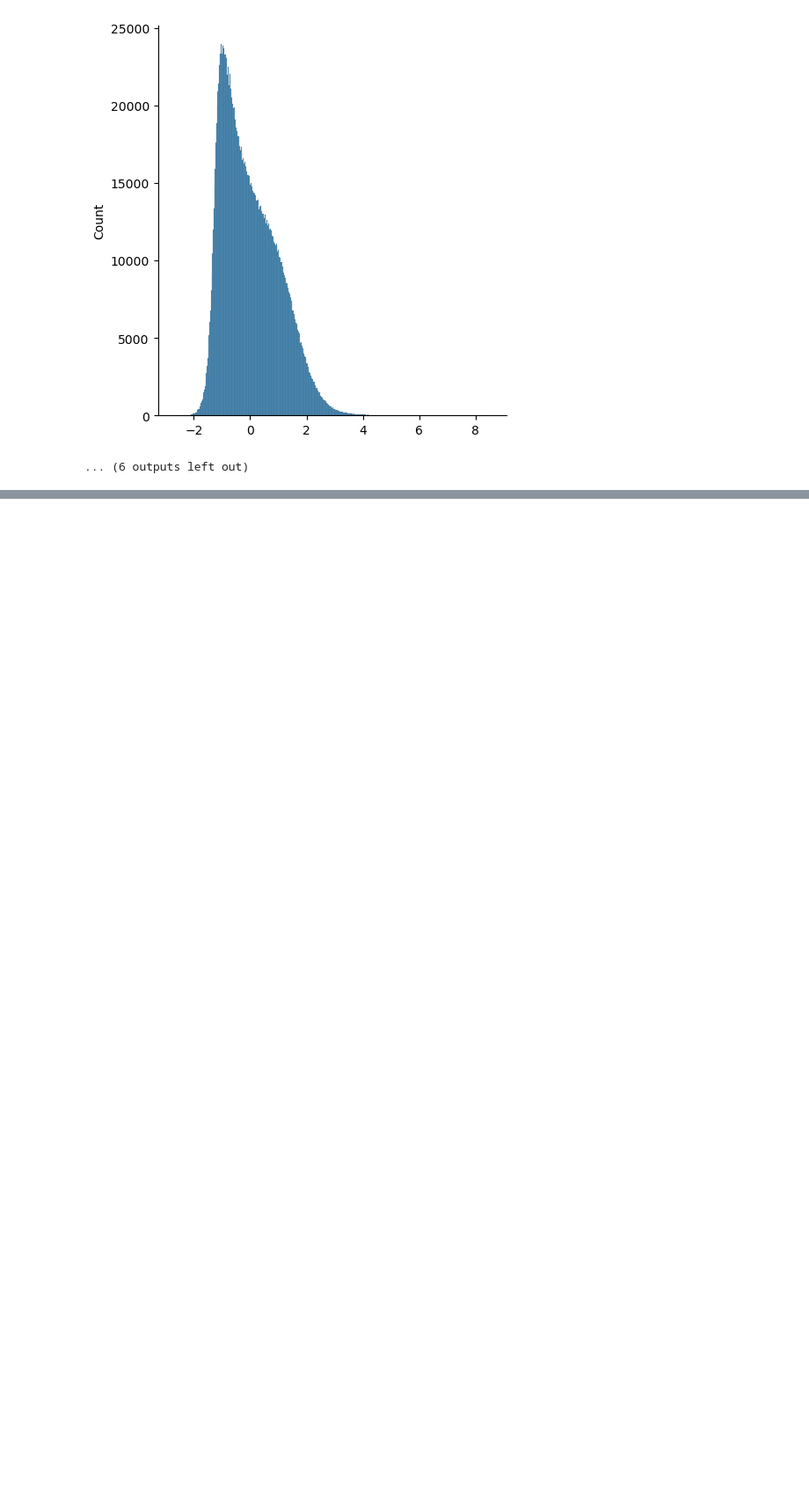
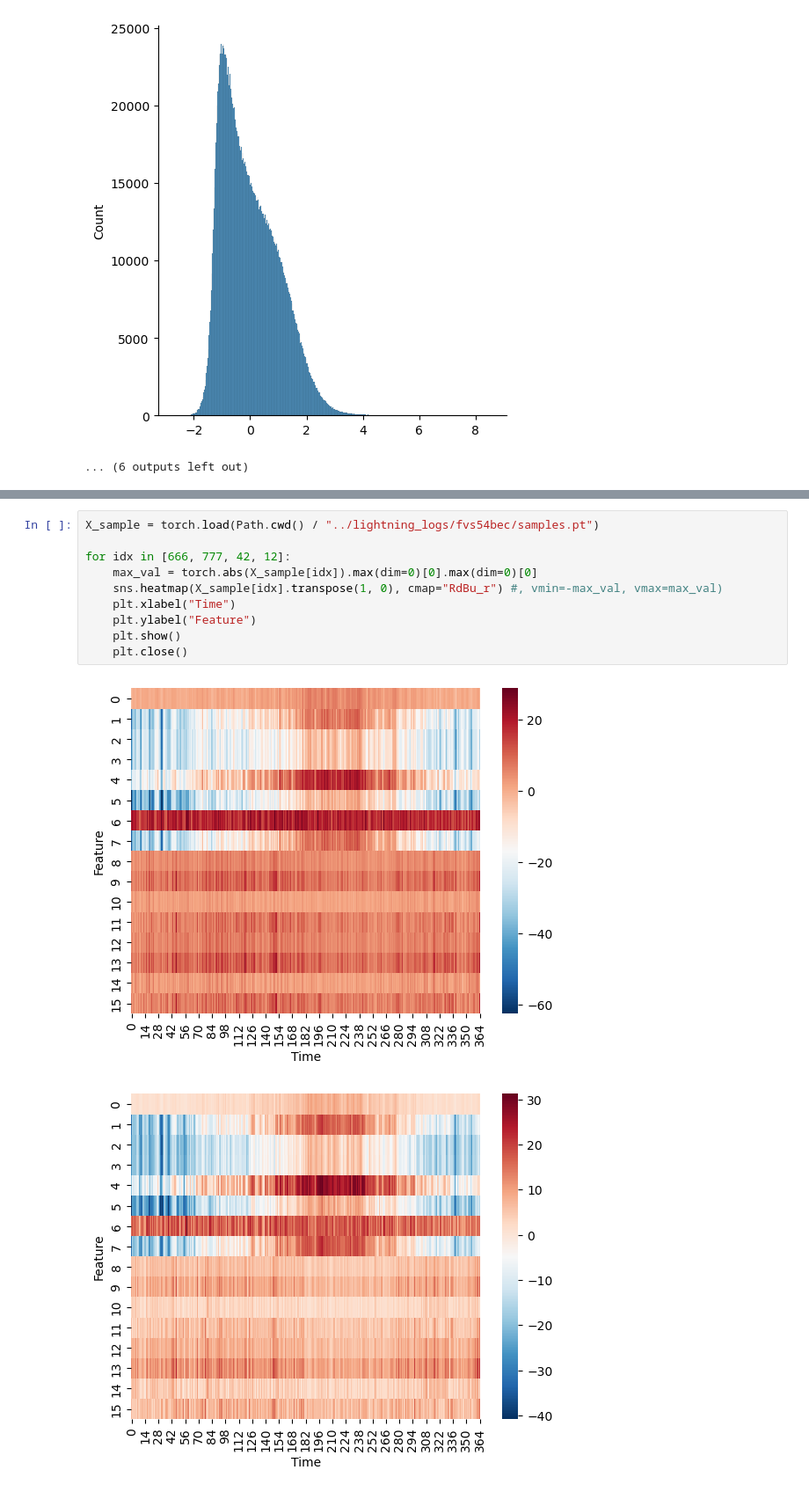
Before and after one commit to JonathanCrabbe/FourierDiffusion, a Jupyter notebook: notebooks/droughts_exploration.ipynb, the cells around one changed output, grey strips where cells are left out. Shown at 88% size. Saved outputs shown, nothing was run; the diff lists cells and outputs as text; blank space fills up the shorter version.

```diff
--- a/notebooks/droughts_exploration.ipynb
+++ b/notebooks/droughts_exploration.ipynb
@@ -145,0 +194,13 @@ for i in range(18):
+# %%
+X_sample = torch.load(Path.cwd() / "../lightning_logs/fvs54bec/samples.pt")
+
+for idx in [666, 777, 42, 12]:
+    max_val = torch.abs(X_sample[idx]).max(dim=0)[0].max(dim=0)[0]
+    sns.heatmap(X_sample[idx].transpose(1, 0), cmap="RdBu_r") #, vmin=-max_val, vmax=max_val)
+    plt.xlabel("Time")
+    plt.ylabel("Feature")
+    plt.show()
+    plt.close()
+# %% [output]
+[figure, added]
+[figure, added]
```
Also changed, not shown: parts of 12 cells of this notebook, 3 other files.
